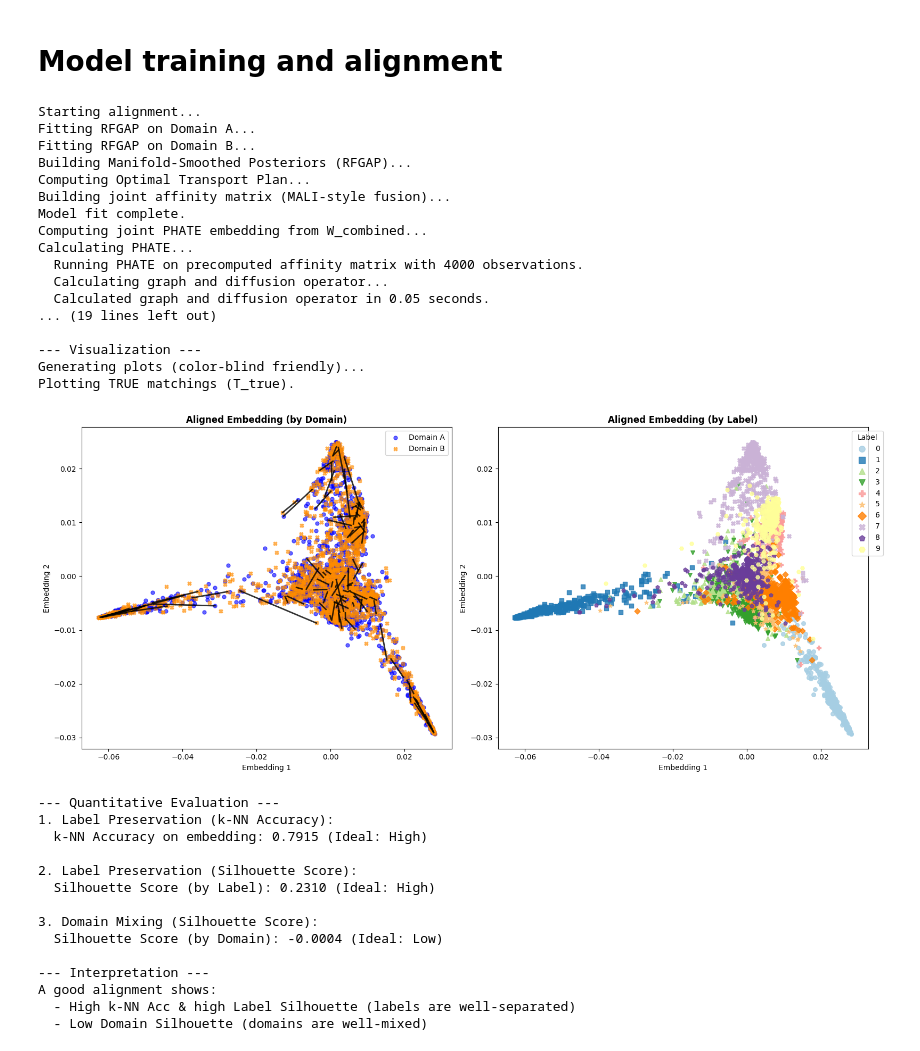
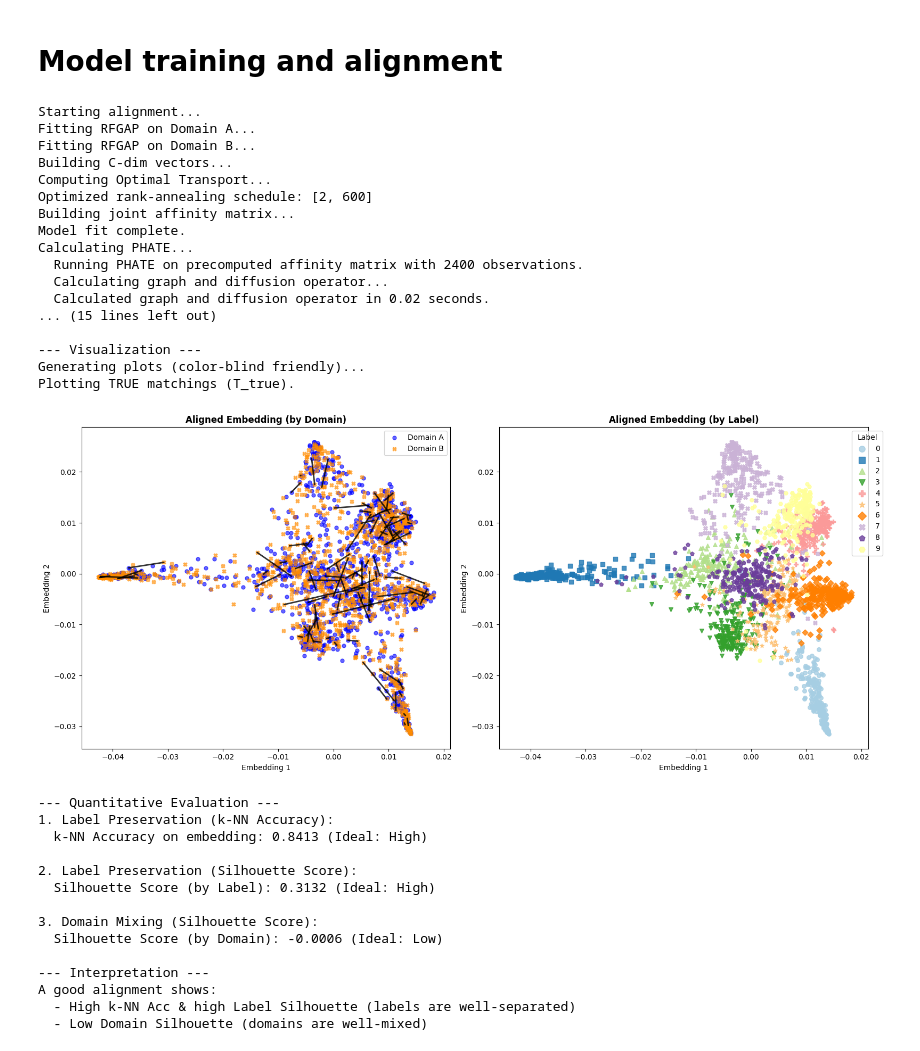
Before and after one commit to aumona/FoSTA-experiments, a Jupyter notebook: experiment.ipynb, the cells around one changed output. Drawn from its saved outputs; the diff is of its cells as text; code cells hidden in the pictures.

```diff
--- a/experiment.ipynb
+++ b/experiment.ipynb
@@ -263,19 +212,27 @@ from sklearn.metrics import accuracy_score, silhouette_score
 # ------------------------------------
 # MODEL TRAINING & ALIGNMENT
 # ------------------------------------
-model = RFMALI(
-    n_components=2,
-    t='auto',
-    n_estimators=500,
-    random_state=42,
-    mu=0.5,
-    n_jobs=-1,
-    verbose=1
-)
+model_name = "RFMALI"
+if model_name == "RFMALI":
+    model = RFMALI(
+        embedder='phate',
+        dpt=False,
+        n_components=2,
+        random_state=42,
+        mu=0.5,
+        n_jobs=-1,
+        verbose=1
+    )
+    print("\nStarting alignment...")
+    %time embedding = model.fit_transform(x_a_s, y_a_s, x_b_s, y_b_s)
+    print("Alignment complete.")
+elif model_name == 'MALI':
+    model = DTA()
+    print("\nStarting alignment...")
+    %time model.fit(x_a_s, x_b_s, labels1=y_a_s, labels2=y_b_s)
+    %time embedding = model.embed(emb='UMAP')
+    print("Alignment complete.")
 
-print("\nStarting alignment...")
-%time embedding = model.fit_transform(x_a_s, y_a_s, x_b_s, y_b_s)
-print("Alignment complete.")
 
 # ------------------------------------
 # VISUALIZATION (Dataset-Agnostic)
@@ -387,50 +344,50 @@ knn = KNeighborsClassifier(n_neighbors=10)
 knn.fit(embedding, labels_combined)
 y_pred = knn.predict(embedding)
 knn_acc = accuracy_score(labels_combined, y_pred)
 print(f"  k-NN Accuracy on embedding: {knn_acc:.4f} (Ideal: High)")
 
 # 2. Label Silhouette
 print("\n2. Label Preservation (Silhouette Score):")
 label_sil = silhouette_score(embedding, labels_combined)
 print(f"  Silhouette Score (by Label): {label_sil:.4f} (Ideal: High)")
 
 # 3. Domain Mixing Silhouette
 print("\n3. Domain Mixing (Silhouette Score):")
 domain_sil = silhouette_score(embedding, domains_combined)
 print(f"  Silhouette Score (by Domain): {domain_sil:.4f} (Ideal: Low)")
 
 print("\n--- Interpretation ---")
 print("A good alignment shows:")
 print("  - High k-NN Acc & high Label Silhouette (labels are well-separated)")
 print("  - Low Domain Silhouette (domains are well-mixed)")
 # %% [output]
 Starting alignment...
 Fitting RFGAP on Domain A...
 Fitting RFGAP on Domain B...
-Building Manifold-Smoothed Posteriors (RFGAP)...
-Computing Optimal Transport Plan...
-Building joint affinity matrix (MALI-style fusion)...
+Building C-dim vectors...
+Computing Optimal Transport...
+Optimized rank-annealing schedule: [2, 600]
+Building joint affinity matrix...
 Model fit complete.
-Computing joint PHATE embedding from W_combined...
 Calculating PHATE...
-  Running PHATE on precomputed affinity matrix with 4000 observations.
+  Running PHATE on precomputed affinity matrix with 2400 observations.
   Calculating graph and diffusion operator...
-  Calculated graph and diffusion operator in 0.05 seconds.
-... (19 lines left out)
+  Calculated graph and diffusion operator in 0.02 seconds.
+... (15 lines left out)
 
 --- Visualization ---
 Generating plots (color-blind friendly)...
 Plotting TRUE matchings (T_true).
-[figure, old version]
+[figure, new version]
 --- Quantitative Evaluation ---
 1. Label Preservation (k-NN Accuracy):
-  k-NN Accuracy on embedding: 0.7915 (Ideal: High)
+  k-NN Accuracy on embedding: 0.8413 (Ideal: High)
 
 2. Label Preservation (Silhouette Score):
-  Silhouette Score (by Label): 0.2310 (Ideal: High)
+  Silhouette Score (by Label): 0.3132 (Ideal: High)
 
 3. Domain Mixing (Silhouette Score):
-  Silhouette Score (by Domain): -0.0004 (Ideal: Low)
+  Silhouette Score (by Domain): -0.0006 (Ideal: Low)
 
 --- Interpretation ---
 A good alignment shows:
```
Also changed, not shown: parts of 2 cells of this notebook, 1 other file.
